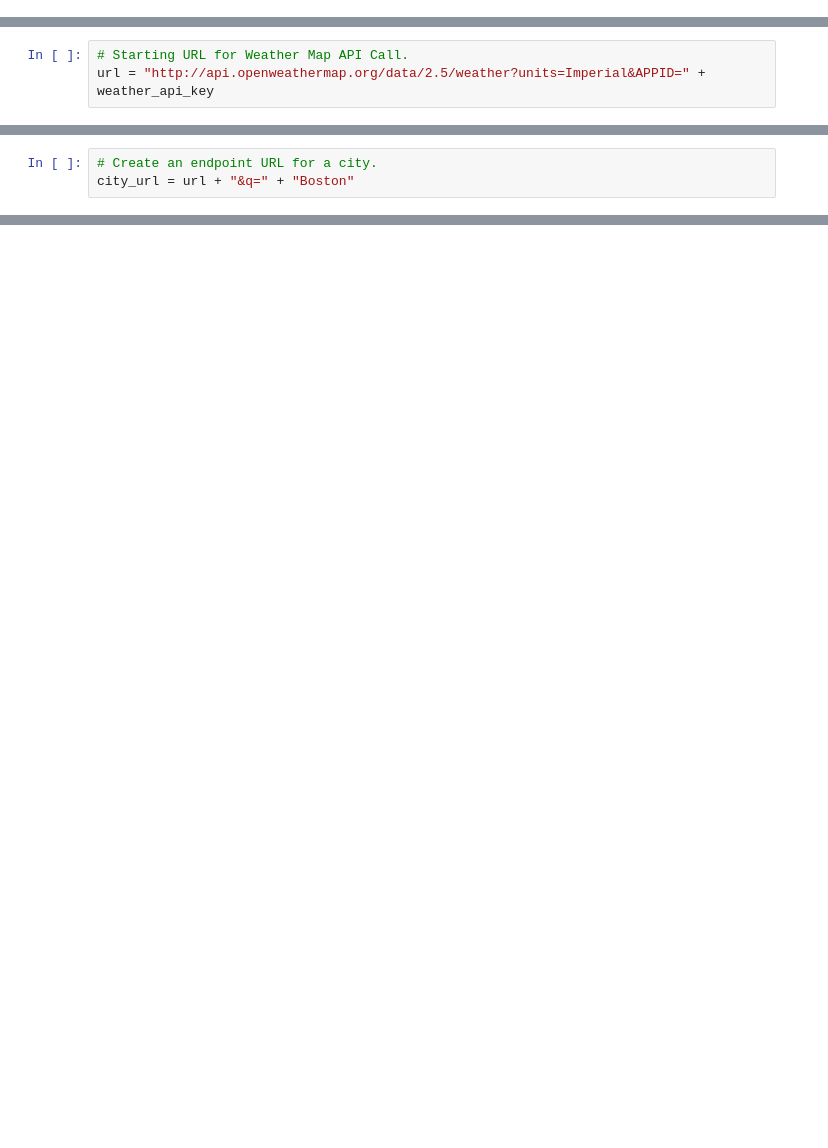
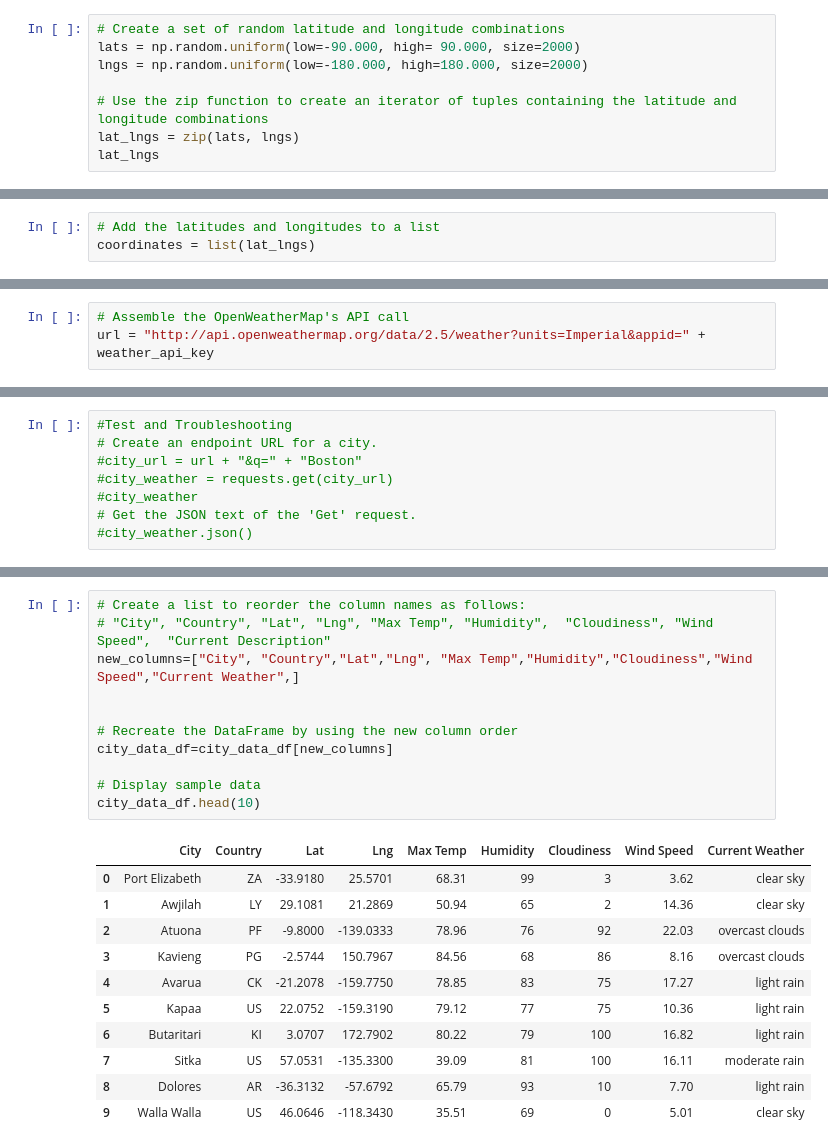
Before and after one commit to cmwardcode/World_Weather_Analysis, a Jupyter notebook: Weather_Database/Weather_Database.ipynb, the cells around one changed output, grey strips where cells are left out. Drawn from its saved outputs; the diff is of its cells as text; blank space fills up the shorter version.

```diff
--- a/Weather_Database/Weather_Database.ipynb
+++ b/Weather_Database/Weather_Database.ipynb
@@ -9,0 +43,8 @@ from datetime import datetime
+# %%
+# Create a set of random latitude and longitude combinations
+lats = np.random.uniform(low=-90.000, high= 90.000, size=2000)
+lngs = np.random.uniform(low=-180.000, high=180.000, size=2000)
+
+# Use the zip function to create an iterator of tuples containing the latitude and longitude combinations
+lat_lngs = zip(lats, lngs)
+lat_lngs
@@ -9,0 +53,3 @@ from datetime import datetime
+# %%
+# Add the latitudes and longitudes to a list
+coordinates = list(lat_lngs)
@@ -10,3 +89,3 @@ from datetime import datetime
 # %%
-# Starting URL for Weather Map API Call.
-url = "http://api.openweathermap.org/data/2.5/weather?units=Imperial&APPID=" + weather_api_key
+# Assemble the OpenWeatherMap's API call
+url = "http://api.openweathermap.org/data/2.5/weather?units=Imperial&appid=" + weather_api_key
@@ -15,4 +92,9 @@ http://api.openweathermap.org/data/2.5/weather?units=Imperial&APPID=bf55234342c0
 # %%
+#Test and Troubleshooting
 # Create an endpoint URL for a city.
-city_url = url + "&q=" + "Boston"
+#city_url = url + "&q=" + "Boston"
+#city_weather = requests.get(city_url)
+#city_weather
+# Get the JSON text of the 'Get' request.
+#city_weather.json()
 # %% [output]
@@ -142,0 +241,23 @@ city_data_df.to_csv('WeatherPy_Database.csv')
+# %%
+# Create a list to reorder the column names as follows:
+# "City", "Country", "Lat", "Lng", "Max Temp", "Humidity",  "Cloudiness", "Wind Speed",  "Current Description"
+new_columns=["City", "Country","Lat","Lng", "Max Temp","Humidity","Cloudiness","Wind Speed","Current Weather",]
+
+
+# Recreate the DataFrame by using the new column order
+city_data_df=city_data_df[new_columns]
+
+# Display sample data
+city_data_df.head(10)
+# %% [output]
+|  | City | Country | Lat | Lng | Max Temp | Humidity | Cloudiness | Wind Speed | Current Weather |
+| 0 | Port Elizabeth | ZA | -33.9180 | 25.5701 | 68.31 | 99 | 3 | 3.62 | clear sky |
+| 1 | Awjilah | LY | 29.1081 | 21.2869 | 50.94 | 65 | 2 | 14.36 | clear sky |
+| 2 | Atuona | PF | -9.8000 | -139.0333 | 78.96 | 76 | 92 | 22.03 | overcast clouds |
+| 3 | Kavieng | PG | -2.5744 | 150.7967 | 84.56 | 68 | 86 | 8.16 | overcast clouds |
+| 4 | Avarua | CK | -21.2078 | -159.7750 | 78.85 | 83 | 75 | 17.27 | light rain |
+| 5 | Kapaa | US | 22.0752 | -159.3190 | 79.12 | 77 | 75 | 10.36 | light rain |
+| 6 | Butaritari | KI | 3.0707 | 172.7902 | 80.22 | 79 | 100 | 16.82 | light rain |
+| 7 | Sitka | US | 57.0531 | -135.3300 | 39.09 | 81 | 100 | 16.11 | moderate rain |
+| 8 | Dolores | AR | -36.3132 | -57.6792 | 65.79 | 93 | 10 | 7.70 | light rain |
+| 9 | Walla Walla | US | 46.0646 | -118.3430 | 35.51 | 69 | 0 | 5.01 | clear sky |
```
Also changed, not shown: parts of 26 cells of this notebook, 13 other files.
